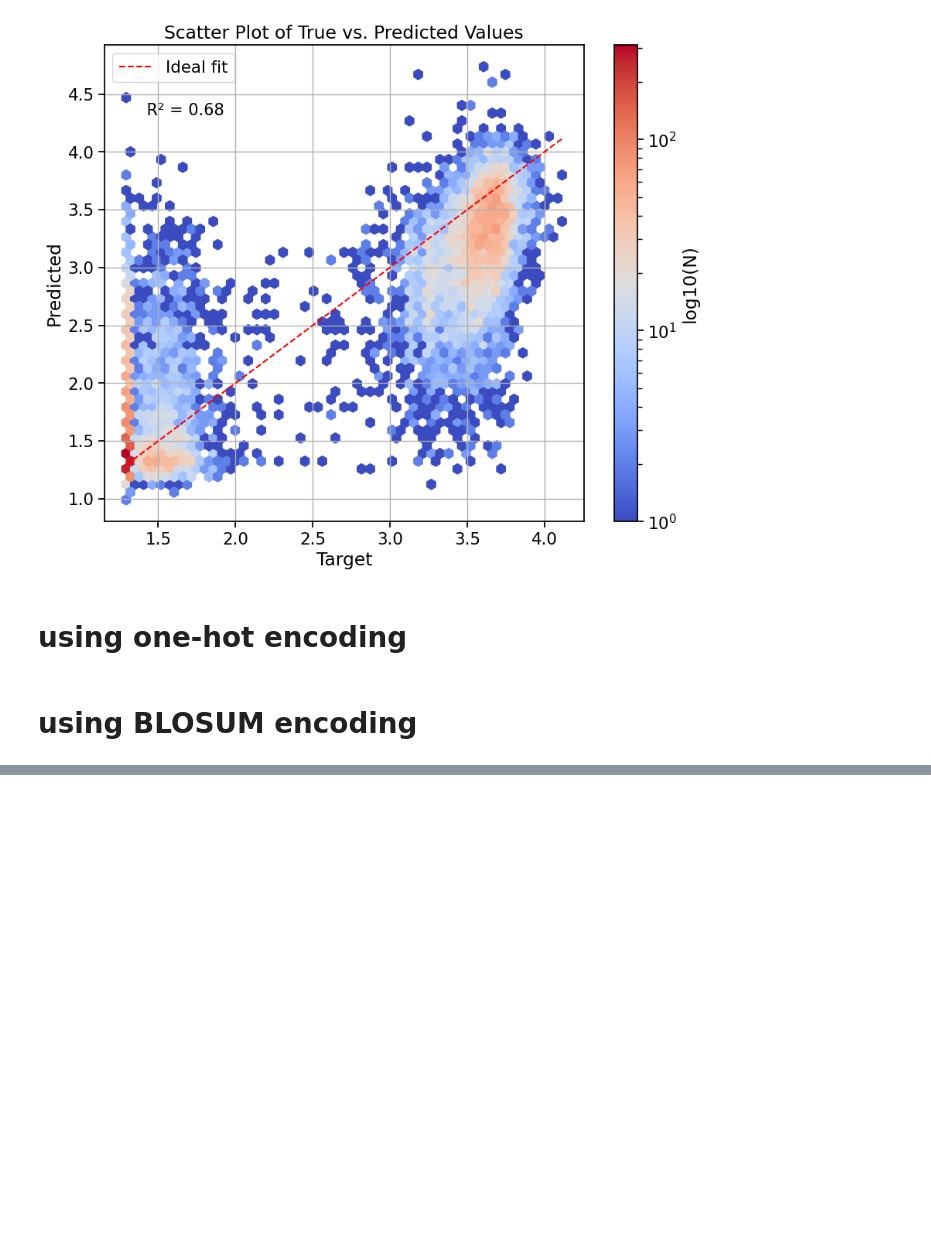
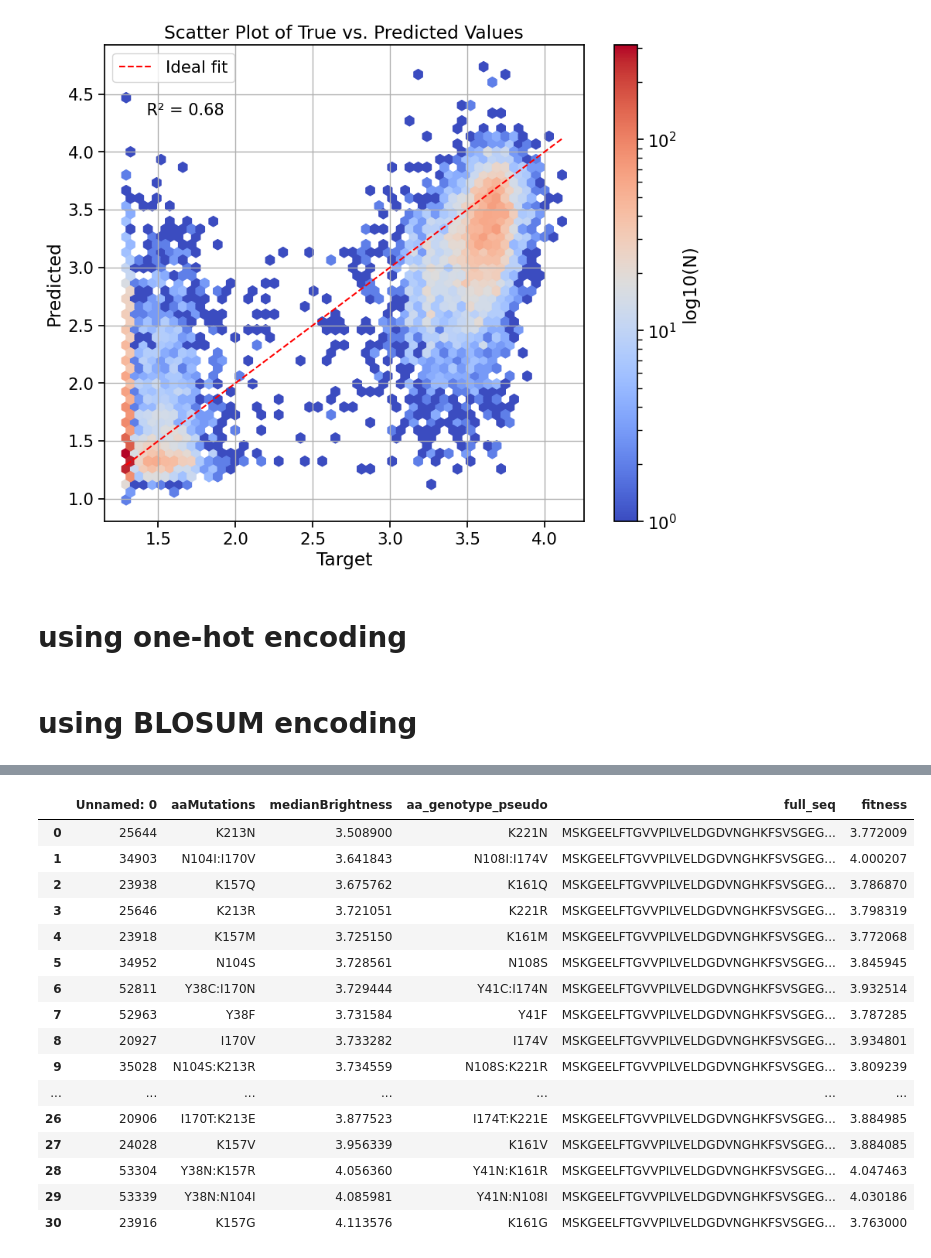
Before and after one commit to beamimc/Orthologous_GFP_Fitness_Peaks, a Jupyter notebook: analysis/ML/architecture_experiments.ipynb, the cells around one changed output, grey strips where cells are left out. Cells and saved outputs as stored; diff of their text form; code cells hidden in the pictures; blank space fills up the shorter version.

```diff
--- a/analysis/ML/architecture_experiments.ipynb
+++ b/analysis/ML/architecture_experiments.ipynb
@@ -756,0 +951,3 @@ test_plot(y_true_,y_pred_)
+# %%
+df_selected = pd.read_csv('top_selected.csv')
+df_selected
@@ -756,0 +1009,21 @@ test_plot(y_true_,y_pred_)
+# %%
+df_selected['fitness'] = y_top_pred.ravel()
+df_selected
+# %% [output]
+|  | Unnamed: 0 | aaMutations | medianBrightness | aa_genotype_pseudo | full_seq | fitness |
+| 0 | 25644 | K213N | 3.508900 | K221N | MSKGEELFTGVVPILVELDGDVNGHKFSVSGEG... | 3.772009 |
+| 1 | 34903 | N104I:I170V | 3.641843 | N108I:I174V | MSKGEELFTGVVPILVELDGDVNGHKFSVSGEG... | 4.000207 |
+| 2 | 23938 | K157Q | 3.675762 | K161Q | MSKGEELFTGVVPILVELDGDVNGHKFSVSGEG... | 3.786870 |
+| 3 | 25646 | K213R | 3.721051 | K221R | MSKGEELFTGVVPILVELDGDVNGHKFSVSGEG... | 3.798319 |
+| 4 | 23918 | K157M | 3.725150 | K161M | MSKGEELFTGVVPILVELDGDVNGHKFSVSGEG... | 3.772068 |
+| 5 | 34952 | N104S | 3.728561 | N108S | MSKGEELFTGVVPILVELDGDVNGHKFSVSGEG... | 3.845945 |
+| 6 | 52811 | Y38C:I170N | 3.729444 | Y41C:I174N | MSKGEELFTGVVPILVELDGDVNGHKFSVSGEG... | 3.932514 |
+| 7 | 52963 | Y38F | 3.731584 | Y41F | MSKGEELFTGVVPILVELDGDVNGHKFSVSGEG... | 3.787285 |
+| 8 | 20927 | I170V | 3.733282 | I174V | MSKGEELFTGVVPILVELDGDVNGHKFSVSGEG... | 3.934801 |
+| 9 | 35028 | N104S:K213R | 3.734559 | N108S:K221R | MSKGEELFTGVVPILVELDGDVNGHKFSVSGEG... | 3.809239 |
+| ... | ... | ... | ... | ... | ... | ... |
+| 26 | 20906 | I170T:K213E | 3.877523 | I174T:K221E | MSKGEELFTGVVPILVELDGDVNGHKFSVSGEG... | 3.884985 |
+| 27 | 24028 | K157V | 3.956339 | K161V | MSKGEELFTGVVPILVELDGDVNGHKFSVSGEG... | 3.884085 |
+| 28 | 53304 | Y38N:K157R | 4.056360 | Y41N:K161R | MSKGEELFTGVVPILVELDGDVNGHKFSVSGEG... | 4.047463 |
+| 29 | 53339 | Y38N:N104I | 4.085981 | Y41N:N108I | MSKGEELFTGVVPILVELDGDVNGHKFSVSGEG... | 4.030186 |
+| 30 | 23916 | K157G | 4.113576 | K161G | MSKGEELFTGVVPILVELDGDVNGHKFSVSGEG... | 3.763000 |
```
Also changed, not shown: parts of 32 cells of this notebook, 5 other files.
